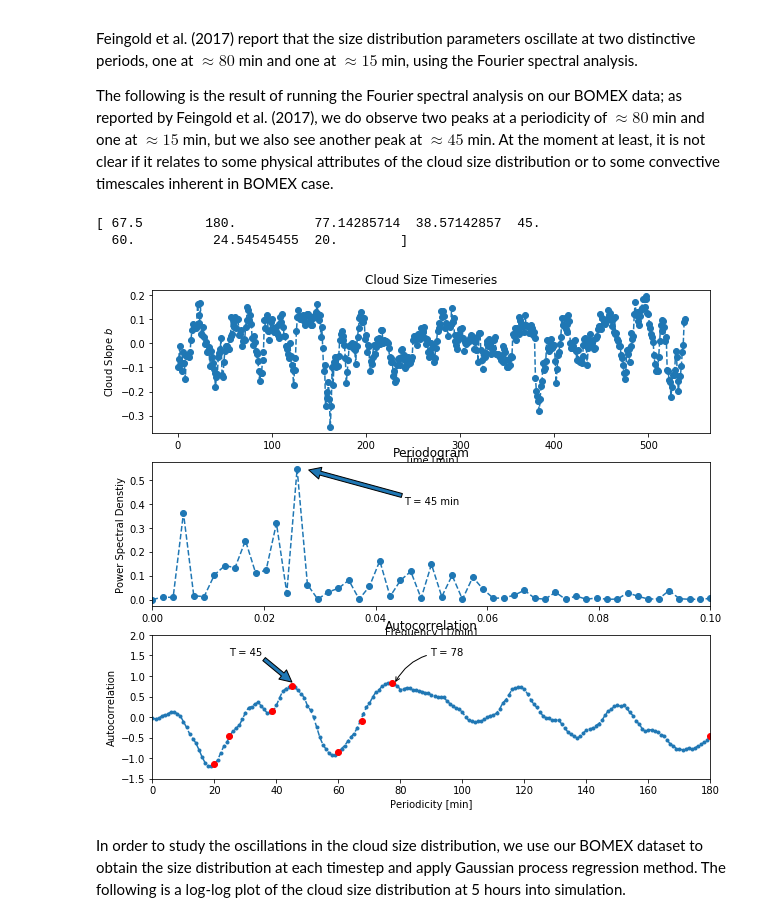
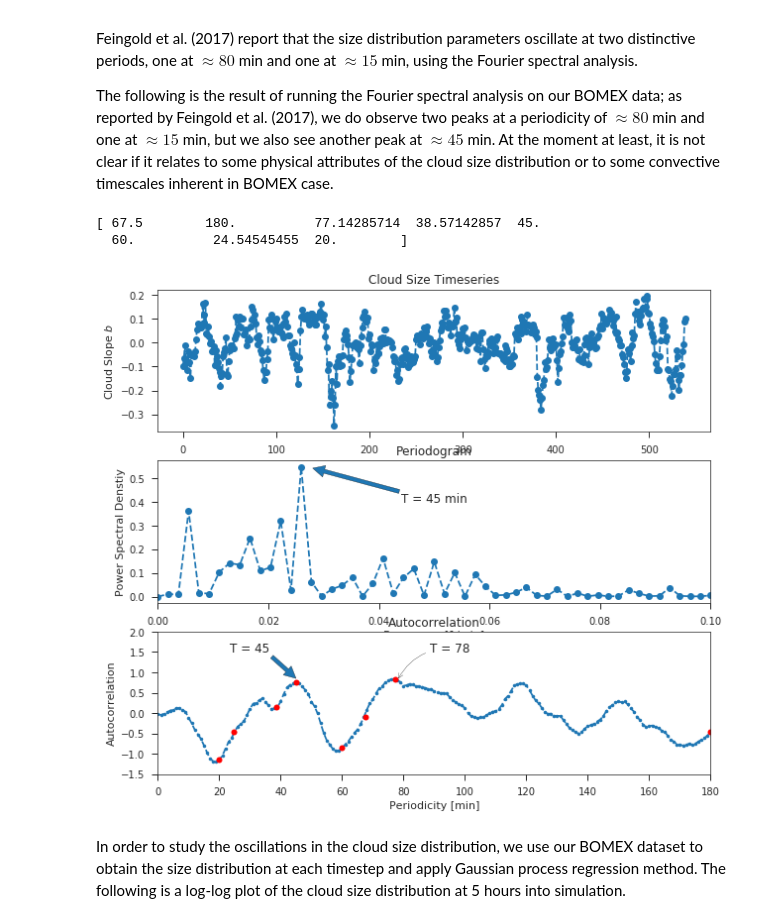
Before and after one commit to lorenghoh/gaussian_processes_ams_2018, a Jupyter notebook: notebooks/cloud_oscillation.ipynb, the cells around one changed output. Drawn from its saved outputs; the diff is of its cells as text; code cells hidden in the pictures.

Commit message:
switch to notebooks

```diff
--- a/notebooks/cloud_oscillation.ipynb
+++ b/notebooks/cloud_oscillation.ipynb
@@ -30,3 +35,14 @@ from sklearn.gaussian_process.kernels import (RBF, WhiteKernel,
+# %%
+#---- Plot settings
+sns.set_context('notebook')
+sns.set_style('ticks',
+    {
+        'axes.grid': False,
+        'axes.linewidth': '0.75',
+        'grid.color': '0.75',
+        'grid.linestyle': u':',
+        'legend.frameon': True,
+    })
 # %%
 def find_nearest(array, value):
     ''' Find nearest value is an array '''
@@ -44,7 +60,7 @@ def calc_circular_corr(x, y):
 import joblib
 
 def load_timeseries():
-    a_ = joblib.load('../data/timeseries.pkl')
+    a_ = joblib.load('../pkl/timeseries.pkl')
     return np.array(a_[0]), np.array(a_[1])
 
 c_, i_ = load_timeseries()
@@ -89,34 +105,34 @@ plt.xlim([0, 0.1])
 
 candidates = 1/xf[np.argpartition(yf, -8)[-8:]]
 print(f'{candidates}')
 
 plt.subplot(3, 1, 3)
 plt.title('Autocorrelation')
 plt.xlabel('Periodicity [min]')
 plt.ylabel('Autocorrelation')
 
 yf = calc_circular_corr(y_mean, y_mean)
 xf = np.arange(0, yf.size//2, 1)
 yf = yf[yf.size//2:]
 plt.plot(xf, yf, '--.')
 plt.xlim([0, 180])
 for t, item in enumerate(candidates):
     plt.plot(item, yf[find_nearest(xf, item)], 'r.', ms=12)
 
 yp = yf[find_nearest(xf, 45)] + 0.1
 plt.annotate('T = 45', xy=(45, yp), xytext=(30, 1.5), ha='center',
             arrowprops=dict())
 
 yp = yf[find_nearest(xf, 78)]
 plt.annotate('T = 78', xy=(78, yp), xytext=(95, 1.5), ha='center',
             arrowprops=dict(arrowstyle='->', connectionstyle='arc3, rad=0.3'))
 
 plt.ylim([-1.5, 2])
 plt.show()
 # %% [output]
 [ 67.5        180.          77.14285714  38.57142857  45.
   60.          24.54545455  20.        ]
-[figure, old version]
+[figure, new version]
 # %% [markdown]
  In order to study the oscillations in the cloud size distribution, we use our BOMEX dataset to obtain the size distribution at each timestep and apply Gaussian process regression method. The following is a log-log plot of the cloud size distribution at 5 hours into simulation.
 # %%
```
Also changed, not shown: parts of 14 cells of this notebook, 2 other files.
